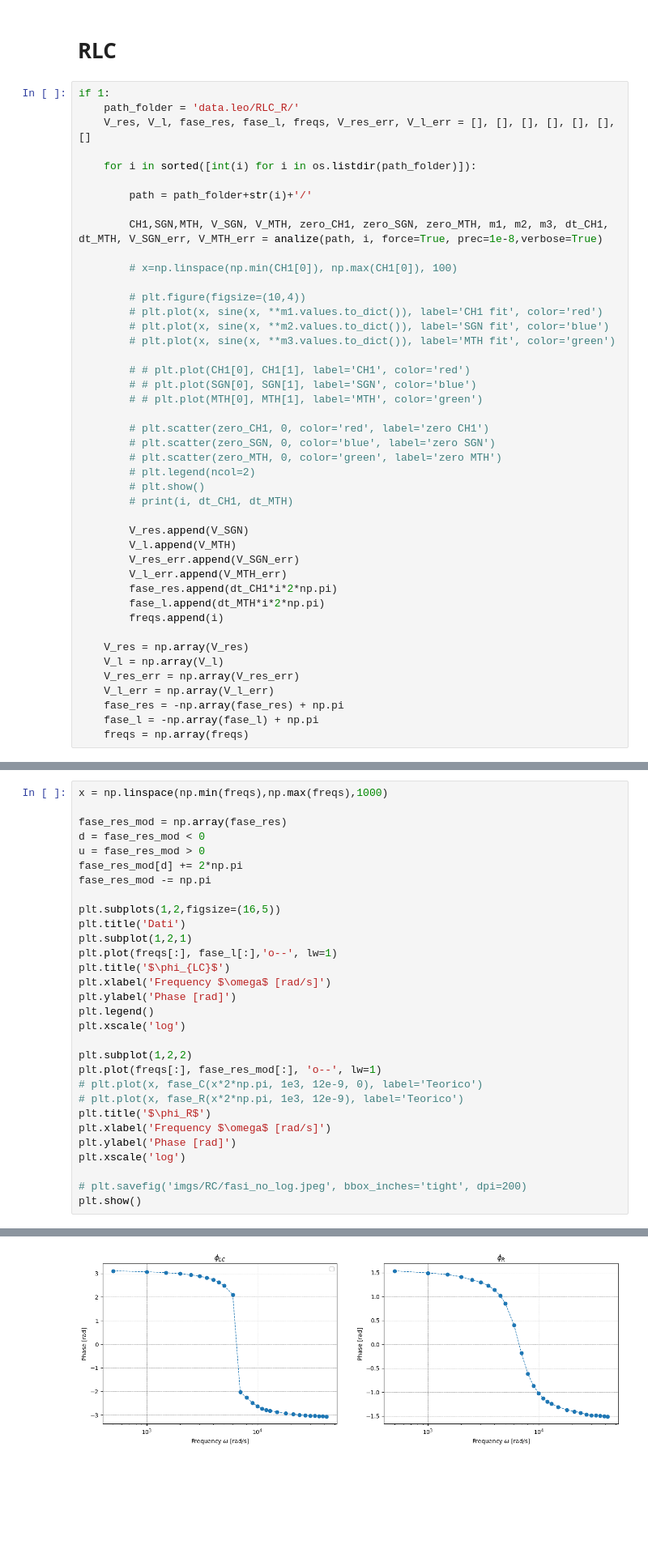
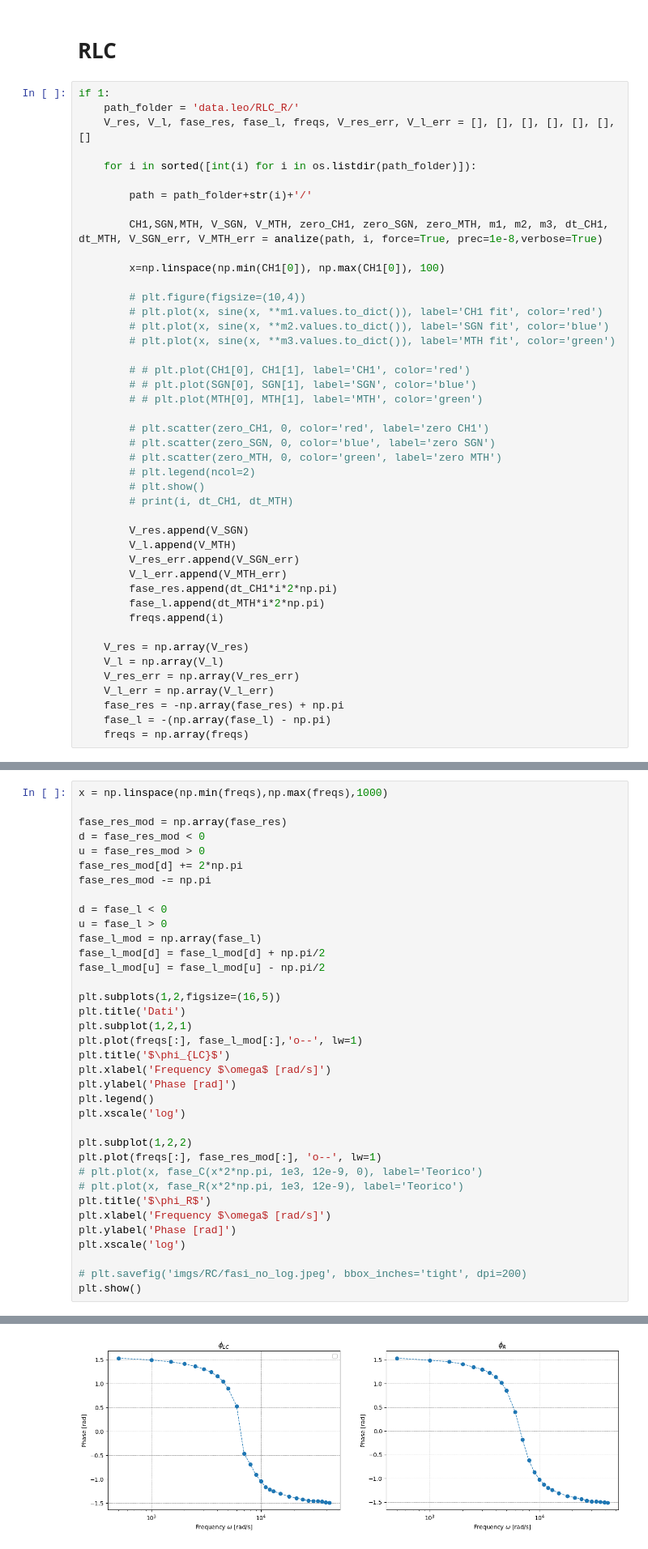
Before and after one commit to Yedi278/Lab2, a Jupyter notebook: Circuiti_3/RLC.ipynb, the cells around one changed output, grey strips where cells are left out. Shown at 81% size. Saved outputs shown, nothing was run; the diff lists cells and outputs as text; blank space fills up the shorter version.

```diff
--- a/Circuiti_3/RLC.ipynb
+++ b/Circuiti_3/RLC.ipynb
@@ -35,7 +32,7 @@ if 1:
 
         CH1,SGN,MTH, V_SGN, V_MTH, zero_CH1, zero_SGN, zero_MTH, m1, m2, m3, dt_CH1, dt_MTH, V_SGN_err, V_MTH_err = analize(path, i, force=True, prec=1e-8,verbose=True)
 
-        # x=np.linspace(np.min(CH1[0]), np.max(CH1[0]), 100)
+        x=np.linspace(np.min(CH1[0]), np.max(CH1[0]), 100)
 
         # plt.figure(figsize=(10,4))
         # plt.plot(x, sine(x, **m1.values.to_dict()), label='CH1 fit', color='red')
@@ -66,7 +63,7 @@ if 1:
     V_res_err = np.array(V_res_err)
     V_l_err = np.array(V_l_err)
     fase_res = -np.array(fase_res) + np.pi
-    fase_l = -np.array(fase_l) + np.pi
+    fase_l = -(np.array(fase_l) - np.pi)
     freqs = np.array(freqs)
 # %%
 plt.figure(figsize=(8,5))
@@ -89,35 +86,41 @@ plt.show()
 x = np.linspace(np.min(freqs),np.max(freqs),1000)
 
 fase_res_mod = np.array(fase_res)
 d = fase_res_mod < 0
 u = fase_res_mod > 0
 fase_res_mod[d] += 2*np.pi
 fase_res_mod -= np.pi
 
+d = fase_l < 0
+u = fase_l > 0
+fase_l_mod = np.array(fase_l)
+fase_l_mod[d] = fase_l_mod[d] + np.pi/2
+fase_l_mod[u] = fase_l_mod[u] - np.pi/2
+
 plt.subplots(1,2,figsize=(16,5))
 plt.title('Dati')
 plt.subplot(1,2,1)
-plt.plot(freqs[:], fase_l[:],'o--', lw=1)
+plt.plot(freqs[:], fase_l_mod[:],'o--', lw=1)
 plt.title('$\phi_{LC}$')
 plt.xlabel('Frequency $\omega$ [rad/s]')
 plt.ylabel('Phase [rad]')
 plt.legend()
 plt.xscale('log')
 
 plt.subplot(1,2,2)
 plt.plot(freqs[:], fase_res_mod[:], 'o--', lw=1)
 # plt.plot(x, fase_C(x*2*np.pi, 1e3, 12e-9, 0), label='Teorico')
 # plt.plot(x, fase_R(x*2*np.pi, 1e3, 12e-9), label='Teorico')
 plt.title('$\phi_R$')
 plt.xlabel('Frequency $\omega$ [rad/s]')
 plt.ylabel('Phase [rad]')
 plt.xscale('log')
 
 # plt.savefig('imgs/RC/fasi_no_log.jpeg', bbox_inches='tight', dpi=200)
 plt.show()
 # %% [output]
 No artists with labels found to put in legend.  Note that artists whose label start with an underscore are ignored when legend() is called with no argument.
-[figure, old version]
+[figure, new version]
 # %% [markdown]
 # R
 # %%
```
Also changed, not shown: parts of 10 cells of this notebook, 1 other file.
